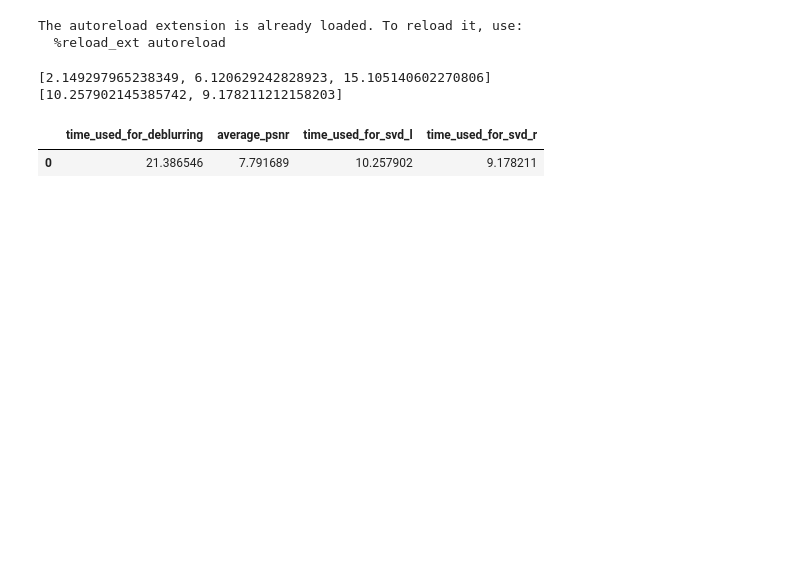
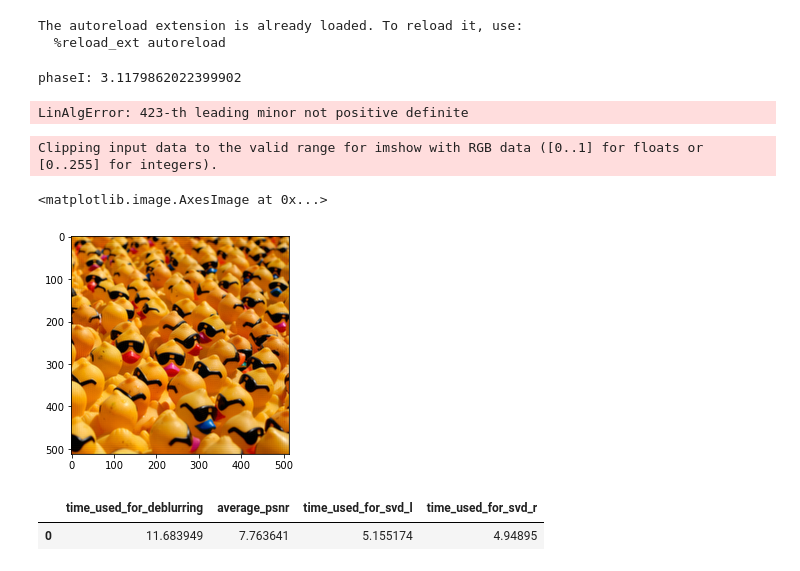
Before and after one commit to Linnore/DDA3005_114514, a Jupyter notebook: problem2.ipynb, the cells around one changed output. Saved outputs shown, nothing was run; the diff lists cells and outputs as text; code cells hidden in the pictures; blank space fills up the shorter version.

```diff
--- a/problem2.ipynb
+++ b/problem2.ipynb
@@ -33,9 +33,9 @@ def open_picture(size:str,name:str):
 def working_procee(size,name,blur_type,power,trunc,deblur_tpye):
     img_data = open_picture(size,name)
     #plt.imshow(img_data)
-    blur_kernel,blur_data = pic_deblur.blur_picture(img_data,blur_type,power)
+    blur_kernel,blur_data = pic_deblur1.blur_picture(img_data,blur_type,power)
     begin = time.time()
-    deblur_data,psnr,time_svd = pic_deblur.deblur_picture(blur_kernel,blur_data,trunc,deblur_tpye)
+    deblur_data,psnr,time_svd = pic_deblur1.deblur_picture(blur_kernel,blur_data,trunc,deblur_tpye)
     time_used = time.time()-begin
     data = [img_data,blur_data,deblur_data]
     result_df = pd.DataFrame()
@@ -44,11 +44,19 @@ def working_procee(size,name,blur_type,power,trunc,deblur_tpye):
     result_df['time_used_for_svd_l'] = [time_svd[0]]
     result_df['time_used_for_svd_r'] = [time_svd[1]]
     return data,blur_kernel,result_df
-# %%
-data,blur_kernel,result_df = working_procee('512','ducks',['gaussian','gaussian'],[20,40],140,[1,1])
-result_df
-# %% [output]
-[2.149297965238349, 6.120629242828923, 15.105140602270806]
-[10.257902145385742, 9.178211212158203]
-|  | time_used_for_deblurring | average_psnr | time_used_for_svd_l | time_used_for_svd_r |
-| 0 | 21.386546 | 7.791689 | 10.257902 | 9.178211 |
+# %%
+data,blur_kernel,result_df = working_procee('512','ducks',['tridiagonal','tridiagonal'],[4,4],200,['B1','B1'])
+# %% [output]
+phaseI: 3.1179862022399902
+LinAlgError: 423-th leading minor not positive definite
+# %%
+plt.imshow(data[2])
+# %% [output]
+Clipping input data to the valid range for imshow with RGB data ([0..1] for floats or [0..255] for integers).
+<matplotlib.image.AxesImage at 0x...>
+[figure, added]
+# %%
+result_df
+# %% [output]
+|  | time_used_for_deblurring | average_psnr | time_used_for_svd_l | time_used_for_svd_r |
+| 0 | 11.683949 | 7.763641 | 5.155174 | 4.94895 |
```
Also changed, not shown: parts of 4 cells of this notebook, 1 other file.
